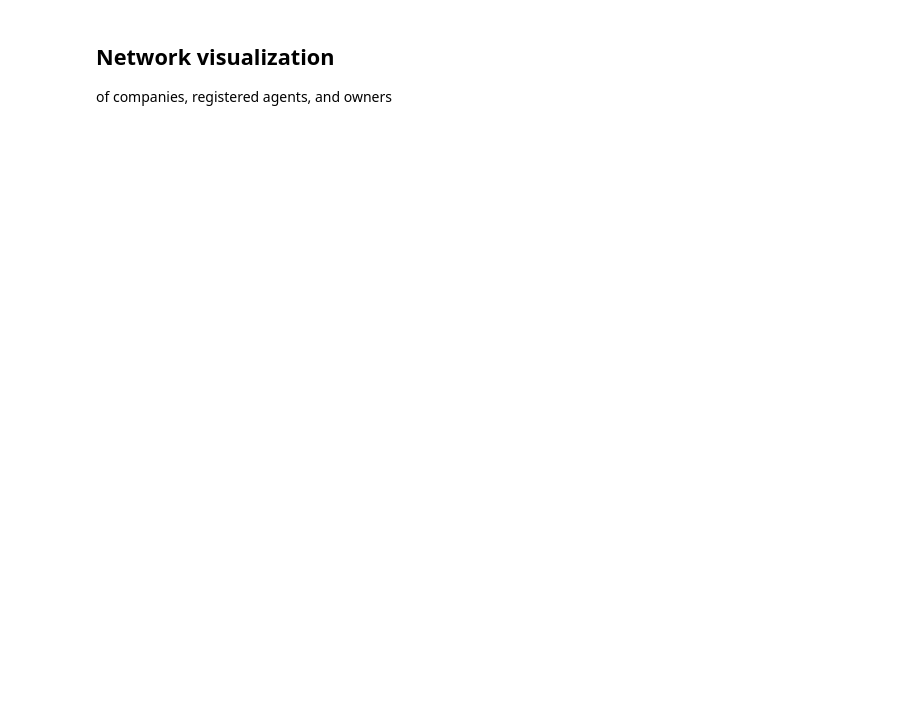
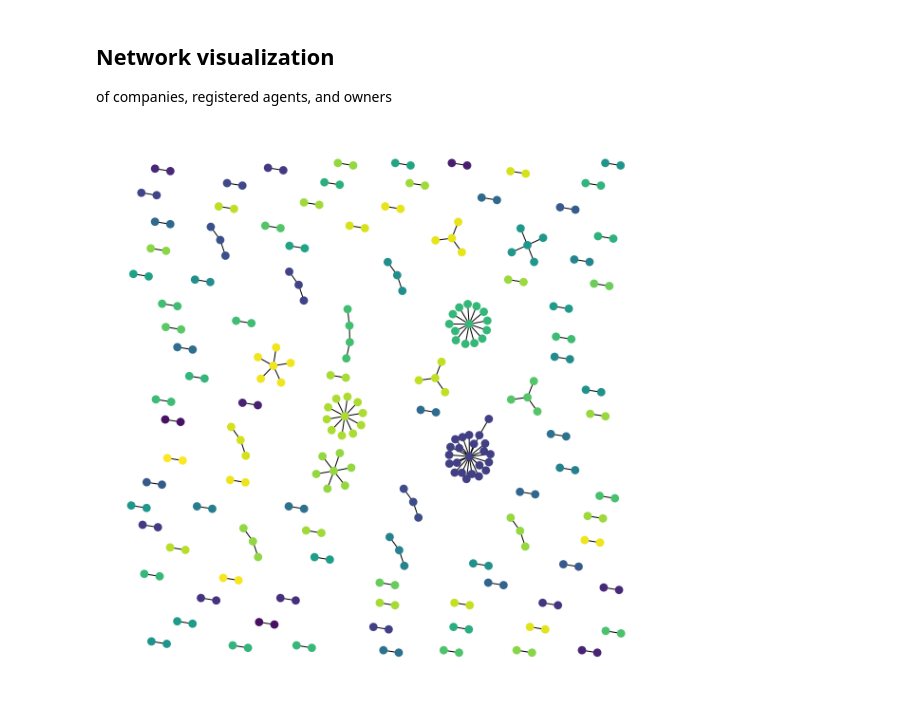
Before and after one commit to BriceWolfgang/code_challenge, a Jupyter notebook: Data Cleaning & Viz.ipynb, the cells around one changed output. Saved outputs shown, nothing was run; the diff lists cells and outputs as text; code cells hidden in the pictures; blank space fills up the shorter version.

Commit message:
Better graph viz, more verbose documentation

```diff
--- a/Data Cleaning & Viz.ipynb
+++ b/Data Cleaning & Viz.ipynb
@@ -140,4 +145,23 @@ for b in biz.itertuples():
         #print("\t agent node:", b.agent)
         G.add_node(b.agent)
         G.add_edge(b.title, b.agent)
+# %%
+# Plot each graph
+plt.figure(1, figsize=(8, 8))
+conn_comps = [G.subgraph(c) for c in nx.connected_components(G)]
+pos = graphviz_layout(G, prog="neato")
+C = (G.subgraph(c) for c in nx.connected_components(G))
+for g in C:
+    c = [random.random()] * nx.number_of_nodes(g)  # random color...
+    nx.draw(g,
+            pos,
+            node_size=60,
+            node_color=c,
+            vmin=0.0,
+            vmax=1.0,
+            with_labels=False
+           )
+plt.savefig('graphviz_plot')
+# %% [output]
+[figure, added]
 # %%
```
Also changed, not shown: parts of 4 cells of this notebook, 2 other files.
